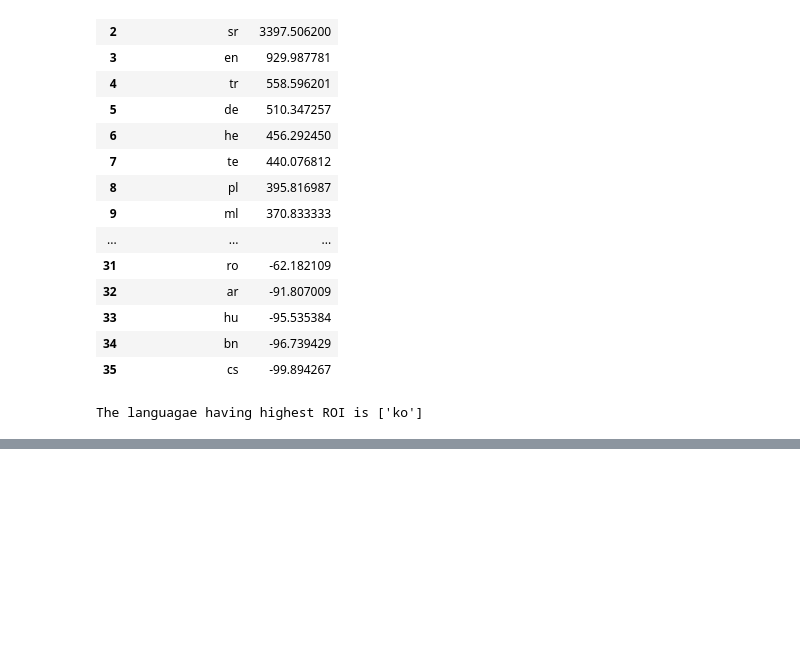
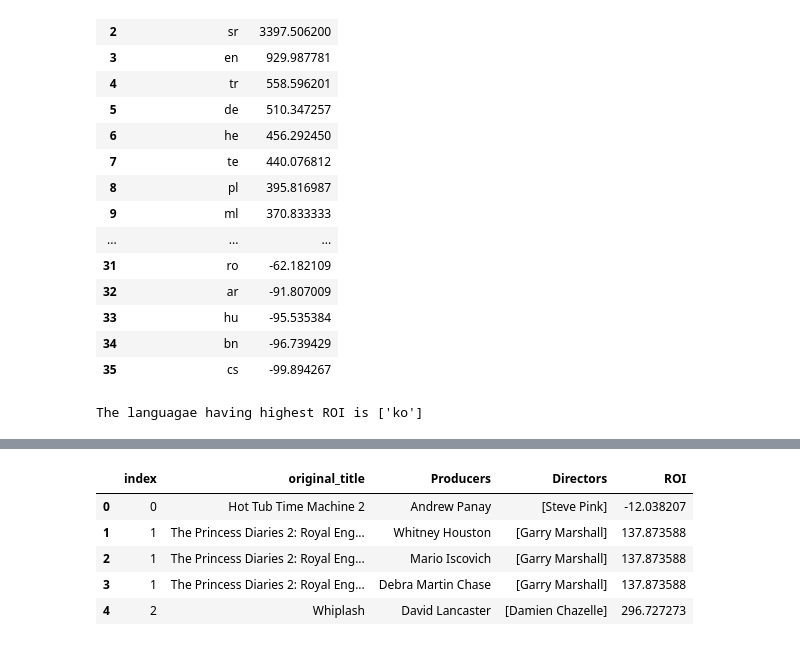
Before and after one commit to Laxmi884/EDA_IMDB_DataSet, a Jupyter notebook: EDA_on_IMDB_Dataset.ipynb, the cells around one changed output, grey strips where cells are left out. Saved outputs shown, nothing was run; the diff lists cells and outputs as text; code cells hidden in the pictures; blank space fills up the shorter version.

```diff
--- a/EDA_on_IMDB_Dataset.ipynb
+++ b/EDA_on_IMDB_Dataset.ipynb
@@ -202,0 +262,16 @@ The languagae having highest ROI is ['ko']
+# %%
+# Creating a function to get producer and director list
+def get_producer_and_director(crew_list):
+  try:
+    producer_list = []
+    director_list = []
+    #Getting producer list
+    for i in crew_list:
+      if i['job'] == 'Producer':
+        producer_list.append(i['name'])
+    #Getting Director list
+      if i['job'] == 'Director':
+        director_list.append(i['name'])
+    return producer_list,director_list
+  except:
+    return [],[]
@@ -202,0 +284,3 @@ The languagae having highest ROI is ['ko']
+# %%
+# Creating to new columns Producers and Directors and using result_type expand to seprate the producer list and director list
+imdb_df_new[['Producers','Directors']] = imdb_df_new.apply(lambda row: get_producer_and_director(row['crew']),axis=1,result_type='expand')
@@ -202,0 +296,15 @@ The languagae having highest ROI is ['ko']
+# %%
+# Creating a producer dataframe so that we can perform operations on it
+imdb_producer = imdb_df_new[['original_title','Producers','Directors','ROI']]
+# %%
+# Creting a new dataframe with exploded producer list so that we can perform groupby operation on it
+producer_exploded=imdb_producer.explode('Producers').reset_index()
+# %%
+producer_exploded.head()
+# %% [output]
+|  | index | original_title | Producers | Directors | ROI |
+| 0 | 0 | Hot Tub Time Machine 2 | Andrew Panay | [Steve Pink] | -12.038207 |
+| 1 | 1 | The Princess Diaries 2: Royal Eng... | Whitney Houston | [Garry Marshall] | 137.873588 |
+| 2 | 1 | The Princess Diaries 2: Royal Eng... | Mario Iscovich | [Garry Marshall] | 137.873588 |
+| 3 | 1 | The Princess Diaries 2: Royal Eng... | Debra Martin Chase | [Garry Marshall] | 137.873588 |
+| 4 | 2 | Whiplash | David Lancaster | [Damien Chazelle] | 296.727273 |
```
Also changed, not shown: parts of 16 cells of this notebook.
